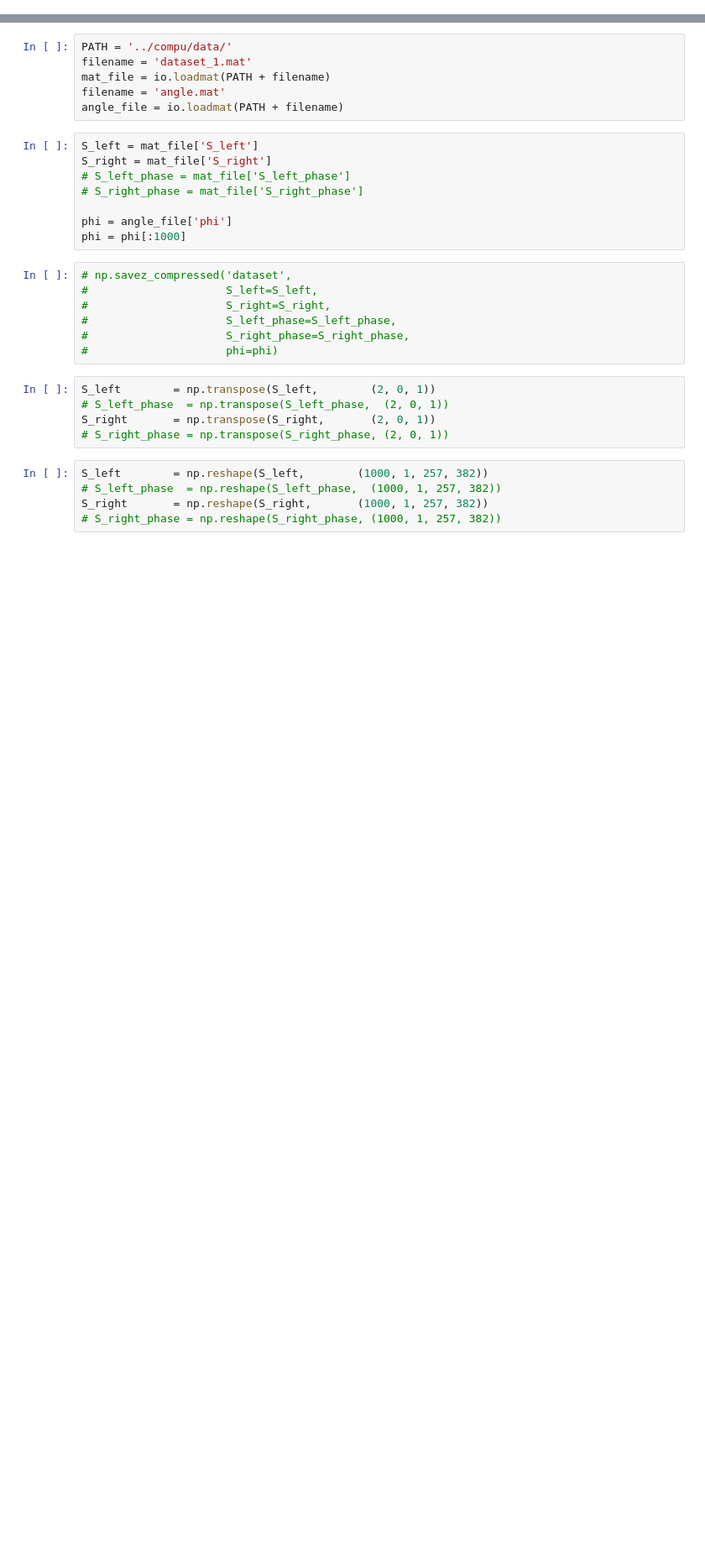
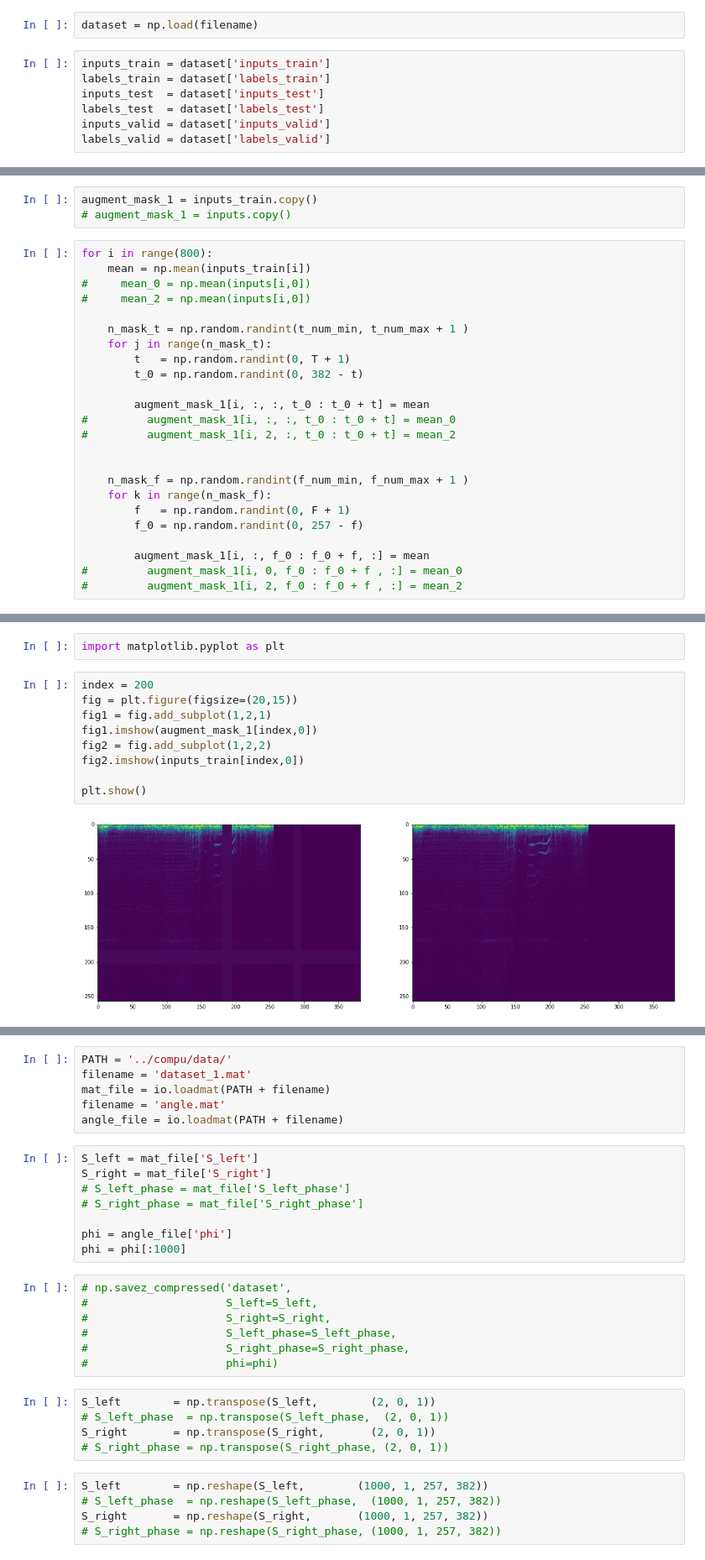
Before and after one commit to alwzbright97/Example, a Jupyter notebook: PyTorch/08-13-1 : data_augment_masking.ipynb, the cells around one changed output, grey strips where cells are left out. Shown: that part at 84% size. Drawn from its saved outputs; the diff is of its cells as text; blank space fills up the shorter version.

```diff
--- a/PyTorch/08-13-1 : data_augment_masking.ipynb
+++ b/PyTorch/08-13-1 : data_augment_masking.ipynb
@@ -3,0 +10,9 @@ from scipy import io
+# %%
+dataset = np.load(filename)
+# %%
+inputs_train = dataset['inputs_train']
+labels_train = dataset['labels_train']
+inputs_test  = dataset['inputs_test']
+labels_test  = dataset['labels_test']
+inputs_valid = dataset['inputs_valid']
+labels_valid = dataset['labels_valid']
@@ -3,0 +34,27 @@ from scipy import io
+# %%
+augment_mask_1 = inputs_train.copy()
+# augment_mask_1 = inputs.copy()
+# %%
+for i in range(800):
+    mean = np.mean(inputs_train[i])
+#     mean_0 = np.mean(inputs[i,0])
+#     mean_2 = np.mean(inputs[i,0])
+
+    n_mask_t = np.random.randint(t_num_min, t_num_max + 1 )
+    for j in range(n_mask_t):
+        t   = np.random.randint(0, T + 1)
+        t_0 = np.random.randint(0, 382 - t)
+
+        augment_mask_1[i, :, :, t_0 : t_0 + t] = mean
+#         augment_mask_1[i, :, :, t_0 : t_0 + t] = mean_0
+#         augment_mask_1[i, 2, :, t_0 : t_0 + t] = mean_2
+
+
+    n_mask_f = np.random.randint(f_num_min, f_num_max + 1 )
+    for k in range(n_mask_f):
+        f   = np.random.randint(0, F + 1)
+        f_0 = np.random.randint(0, 257 - f)
+
+        augment_mask_1[i, :, f_0 : f_0 + f, :] = mean
+#         augment_mask_1[i, 0, f_0 : f_0 + f , :] = mean_0
+#         augment_mask_1[i, 2, f_0 : f_0 + f , :] = mean_2
@@ -3,0 +113,13 @@ from scipy import io
+# %%
+import matplotlib.pyplot as plt
+# %%
+index = 200
+fig = plt.figure(figsize=(20,15))
+fig1 = fig.add_subplot(1,2,1)
+fig1.imshow(augment_mask_1[index,0])
+fig2 = fig.add_subplot(1,2,2)
+fig2.imshow(inputs_train[index,0])
+
+plt.show()
+# %% [output]
+[figure, added]
```
Also changed, not shown: parts of 47 cells of this notebook.
